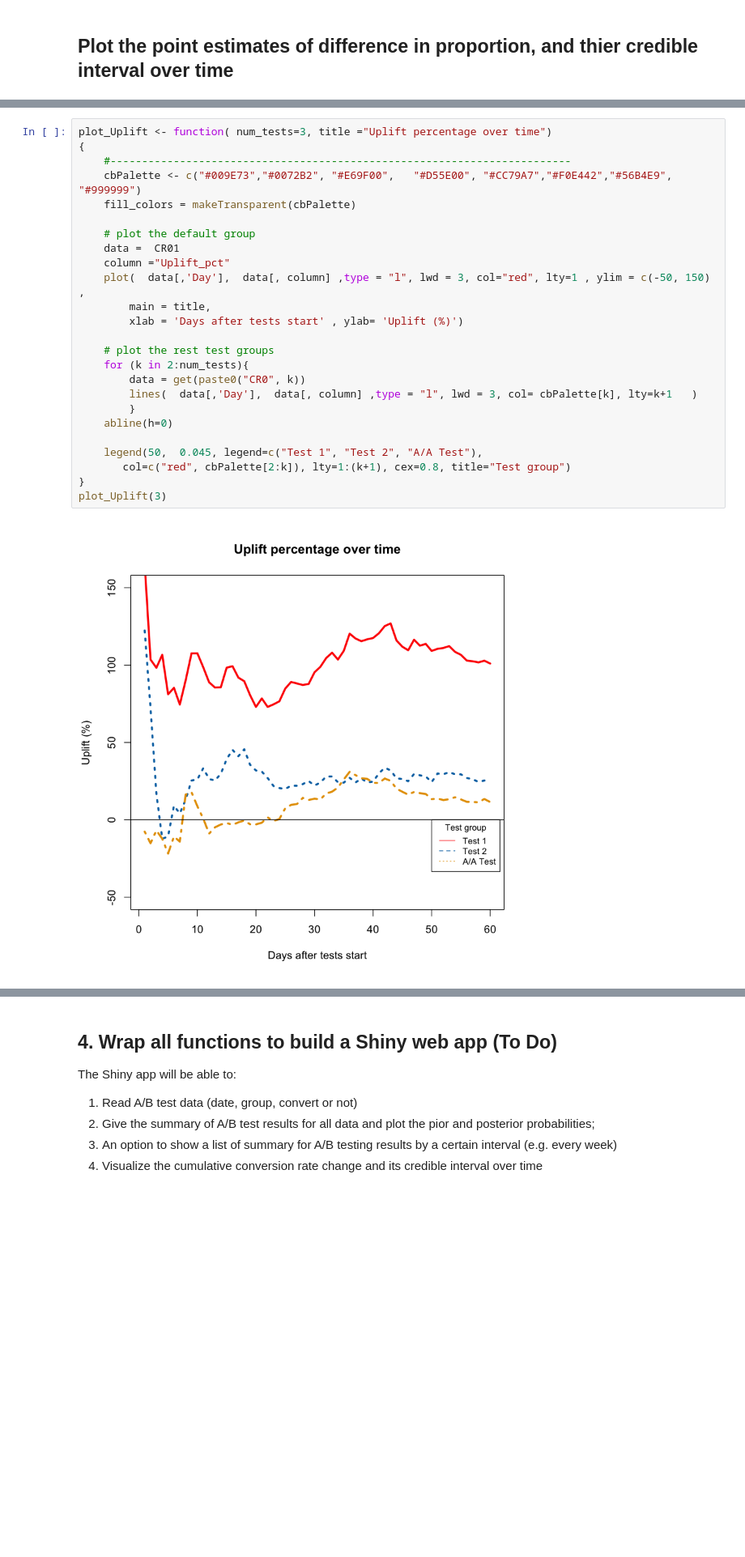
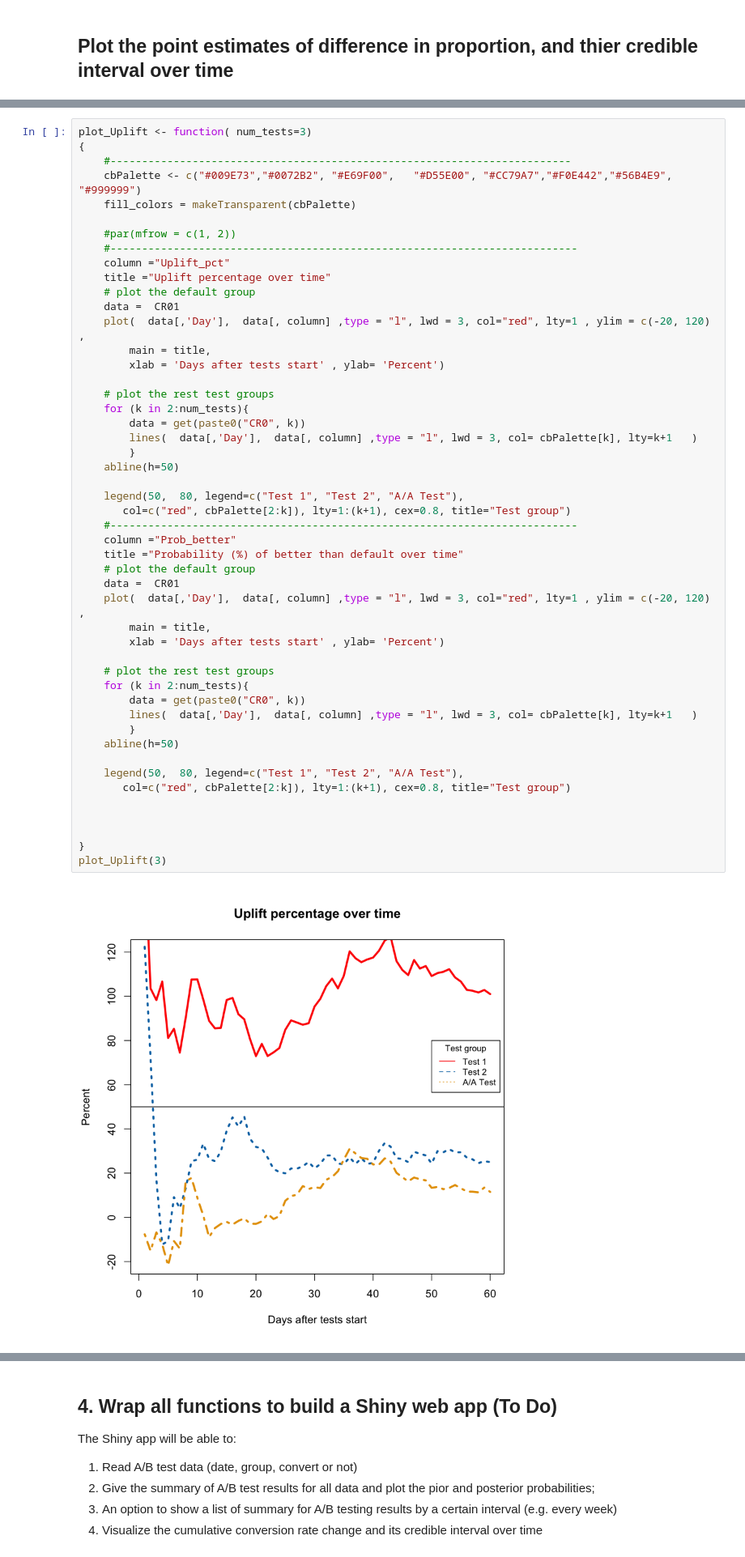
Before and after one commit to tukichen/Bayesian_AB_testing, a Jupyter notebook: Bayesian_AB_testing.ipynb, the cells around one changed output, grey strips where cells are left out. Shown at 81% size. Saved outputs shown, nothing was run; the diff lists cells and outputs as text; blank space fills up the shorter version.

```diff
--- a/Bayesian_AB_testing.ipynb
+++ b/Bayesian_AB_testing.ipynb
@@ -454,29 +454,53 @@ Change_plot( Bayes= FALSE)
 # %% [output]
 [figure]
 # %%
-plot_Uplift <- function( num_tests=3, title ="Uplift percentage over time")
+plot_Uplift <- function( num_tests=3)
 {
     #-------------------------------------------------------------------------
     cbPalette <- c("#009E73","#0072B2", "#E69F00",   "#D55E00", "#CC79A7","#F0E442","#56B4E9",  "#999999")
     fill_colors = makeTransparent(cbPalette)
 
+    #par(mfrow = c(1, 2))
+    #--------------------------------------------------------------------------
+    column ="Uplift_pct"
+    title ="Uplift percentage over time"
     # plot the default group
     data =  CR01
-    column ="Uplift_pct"
-    plot(  data[,'Day'],  data[, column] ,type = "l", lwd = 3, col="red", lty=1 , ylim = c(-50, 150) ,
+    plot(  data[,'Day'],  data[, column] ,type = "l", lwd = 3, col="red", lty=1 , ylim = c(-20, 120) ,
         main = title,
-        xlab = 'Days after tests start' , ylab= 'Uplift (%)')
+        xlab = 'Days after tests start' , ylab= 'Percent')
 
     # plot the rest test groups
     for (k in 2:num_tests){
         data = get(paste0("CR0", k))
         lines(  data[,'Day'],  data[, column] ,type = "l", lwd = 3, col= cbPalette[k], lty=k+1   )
         }
-    abline(h=0)
+    abline(h=50)
 
-    legend(50,  0.045, legend=c("Test 1", "Test 2", "A/A Test"),
+    legend(50,  80, legend=c("Test 1", "Test 2", "A/A Test"),
        col=c("red", cbPalette[2:k]), lty=1:(k+1), cex=0.8, title="Test group")
+    #--------------------------------------------------------------------------
+    column ="Prob_better"
+    title ="Probability (%) of better than default over time"
+    # plot the default group
+    data =  CR01
+    plot(  data[,'Day'],  data[, column] ,type = "l", lwd = 3, col="red", lty=1 , ylim = c(-20, 120) ,
+        main = title,
+        xlab = 'Days after tests start' , ylab= 'Percent')
+
+    # plot the rest test groups
+    for (k in 2:num_tests){
+        data = get(paste0("CR0", k))
+        lines(  data[,'Day'],  data[, column] ,type = "l", lwd = 3, col= cbPalette[k], lty=k+1   )
+        }
+    abline(h=50)
+
+    legend(50,  80, legend=c("Test 1", "Test 2", "A/A Test"),
+       col=c("red", cbPalette[2:k]), lty=1:(k+1), cex=0.8, title="Test group")
+
+
+
 }
 plot_Uplift(3)
 # %% [output]
-[figure, old version]
+[figure, new version]
```
Also changed, not shown: parts of 1 cell of this notebook.
